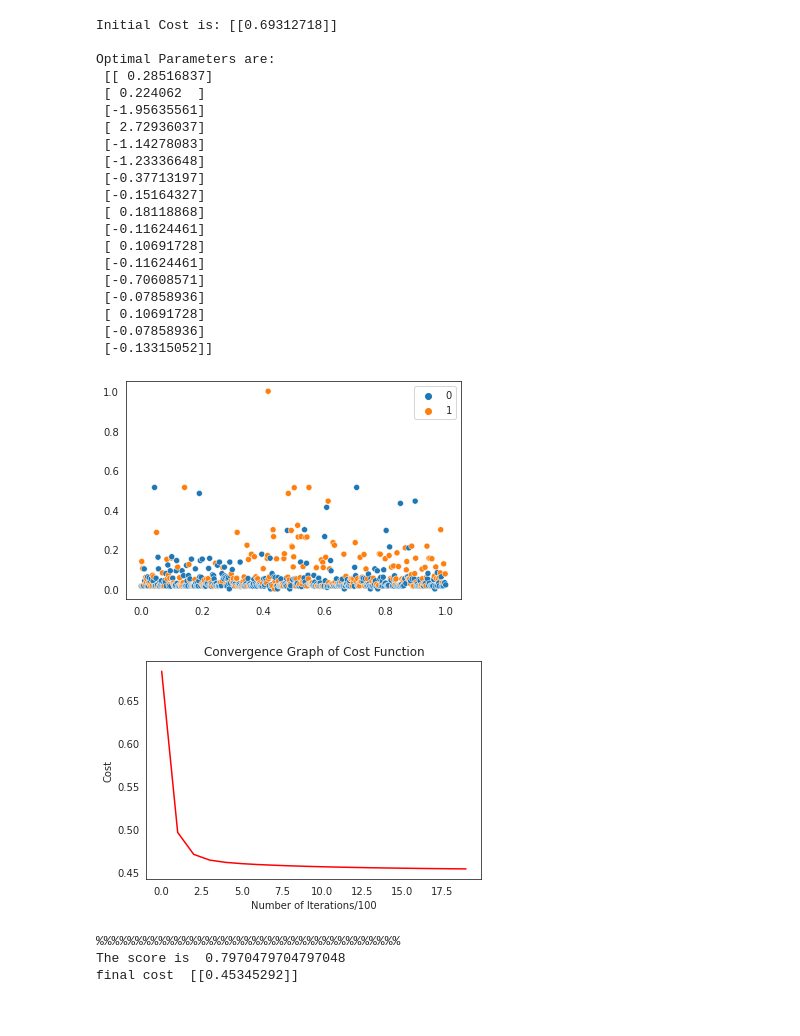
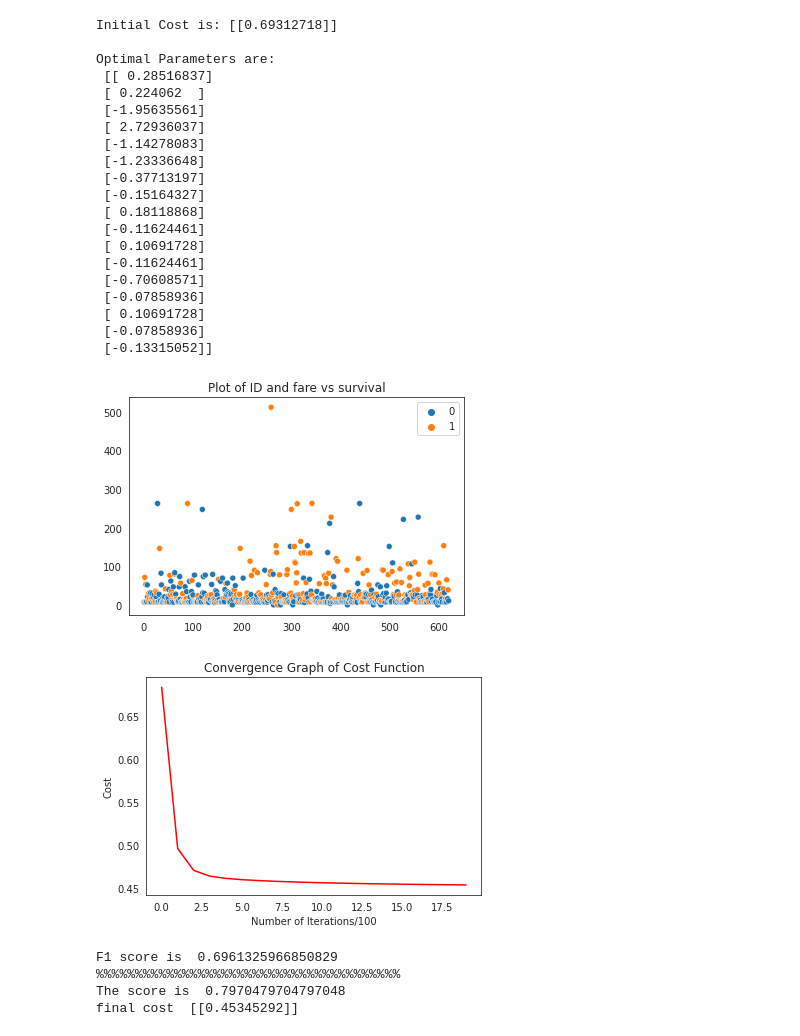
Before and after one commit to geeksid1800/ICG_ass1_logisticRegression, a Jupyter notebook: ICG_assignment1_LogisticRegression.ipynb, the cells around one changed output. Cells and saved outputs as stored; diff of their text form; code cells hidden in the pictures.

Commit message:
Added F1 score

```diff
--- a/ICG_assignment1_LogisticRegression.ipynb
+++ b/ICG_assignment1_LogisticRegression.ipynb
@@ -80,7 +75,7 @@ def compute_cost(X, y, theta):
 def predict(X, params):
     return np.round(sigmoid(X @ params))
 
-list_imp = [1,4,7];
+list_imp = [1,4,7]; #the important and wildly varying features, these features were found to have the highest weights.
 m = len(y_train)    #no. of training examples
 
 X = np.hstack((np.ones((m,1)),X_train))  #add a column for the bias vector input, ie feature x0
@@ -93,9 +88,8 @@ for i in list_imp:
       X_addn = temp;
     else:
       X_addn = np.hstack((X_addn,temp))
-X = np.hstack((X,X_addn))
+X = np.hstack((X,X_addn))   #added quadratic features
 
-list_composite = np.r_[list_imp,8,9,10,11,12,13,14,15,16]
 
 for col in range(1,17):
   mini = X[:,col].min()
@@ -107,7 +101,8 @@ n = np.size(X,1)  #no. of given features+1. ie no. of columns+1
 params = np.zeros((n,1))
 
 sns.set_style('white')
-sns.scatterplot(X[:,1],X[:,7],hue=y.reshape(-1));  #scatter plot of (ID, fare) for survival/death
+plt.title("Plot of ID and fare vs survival")
+sns.scatterplot(X_train[:,0],X_train[:,6],hue=y_train.reshape(-1));  #scatter plot of (ID, fare) for survival/death
 
 
 iterations = 2000
@@ -153,40 +148,56 @@ y = y_test[:,np.newaxis]
 n1 = np.size(X,1)
 
 y_pred = predict(X, params_optimal)
+
 score = float(sum(y_pred == y))/ float(len(y))
+tp = fp = tn = fn = 0
+for i in range(len(y)):
+  if (y_pred[i]==1 and y[i]==1):
+    tp+=1
+  elif (y_pred[i]==1 and y[i]==0):
+    fp+=1
+  elif (y_pred[i]==0 and y[i]==1):
+    fn+=1
+  else:
+    tn +=1
+prec = float(tp)/float(tp+fp)
+rec = float(tp)/float(tp+fn)
+f1 = 2*float(prec)*float(rec)/float(prec+rec)
+print("F1 score is ", f1)
 
 print('%%%%%%%%%%%%%%%%%%%%%%%%%%%%%%%%%%%%%%%')
 print("The score is ",score)
 print("final cost ", cost_history[-1:])
 
-slope = -(params_optimal[1] / params_optimal[2])
-intercept = -(params_optimal[0] / params_optimal[2])
+
 
 sns.set_style('white')
-sns.scatterplot(X[:,1],X[:,2],hue=y.reshape(-1));
+plt.title("Plot of ID and SES vs survival")
+sns.scatterplot(X_train[:,0],X_train[:,1],hue=y_train.reshape(-1));
 # %% [output]
 Initial Cost is: [[0.69312718]]
 
 Optimal Parameters are:
  [[ 0.28516837]
  [ 0.224062  ]
  [-1.95635561]
  [ 2.72936037]
  [-1.14278083]
  [-1.23336648]
  [-0.37713197]
  [-0.15164327]
  [ 0.18118868]
  [-0.11624461]
  [ 0.10691728]
  [-0.11624461]
  [-0.70608571]
  [-0.07858936]
  [ 0.10691728]
  [-0.07858936]
  [-0.13315052]]
-[figure, old version]
+[figure, new version]
 [figure]
+F1 score is  0.6961325966850829
 %%%%%%%%%%%%%%%%%%%%%%%%%%%%%%%%%%%%%%%
 The score is  0.7970479704797048
 final cost  [[0.45345292]]
```
Also changed, not shown: parts of 2 cells of this notebook.
